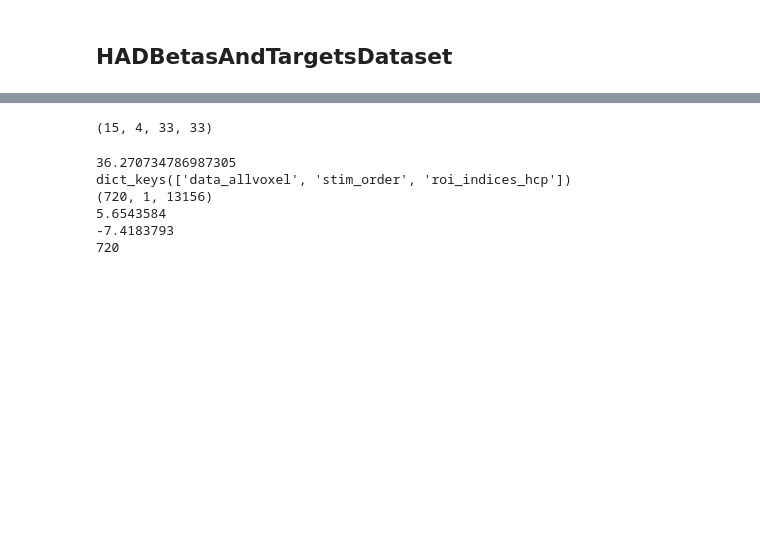
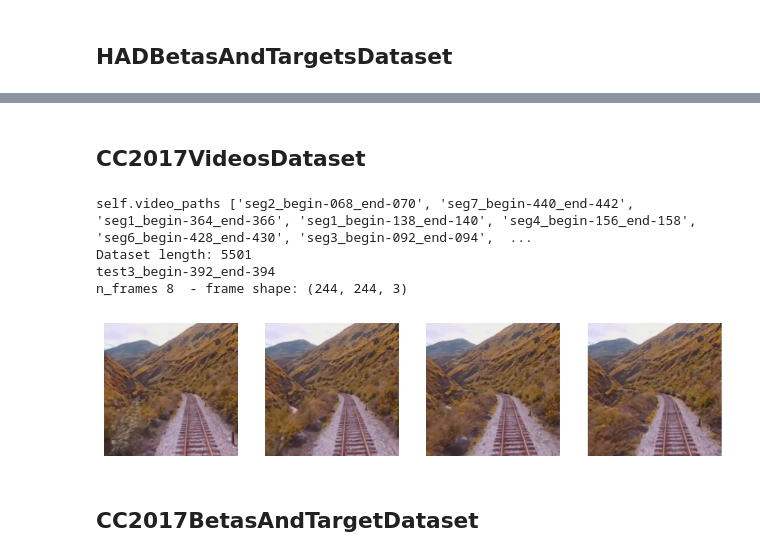
Before and after one commit to cfosco/brain2video, a Jupyter notebook: notebooks/test_datasets.ipynb, the cells around one changed output, grey strips where cells are left out. Saved outputs shown, nothing was run; the diff lists cells and outputs as text; code cells hidden in the pictures; blank space fills up the shorter version.

```diff
--- a/notebooks/test_datasets.ipynb
+++ b/notebooks/test_datasets.ipynb
@@ -155,29 +171,37 @@ ModuleNotFoundError: No module named 'dataset'
-# %%
-import numpy as np
-
-print(np.load('../data/target_vectors_bmd/z_zeroscope/0001.npy')
-        .shape)
-# %% [output]
-(15, 4, 33, 33)
-# %%
-filename_had = '../data/betas_cifti_had/sub02/prepared_allvoxel_pkl/Group41_betas-GLMsingle_type-typeb_z=1.pkl'
-
-with open(filename, 'rb') as f:
-    data = pkl.load(f)
-
-# size in megabytes of pkl
-import os
-print(os.path.getsize(filename_had)/(1024*1024))
-
-print(data.keys())
-print(data['data_allvoxel'].shape)
-print(data['data_allvoxel'].max())
-print(data['data_allvoxel'].min())
-print(len(data['stim_order']))
-# %% [output]
-36.270734786987305
-dict_keys(['data_allvoxel', 'stim_order', 'roi_indices_hcp'])
-(720, 1, 13156)
-5.6543584
--7.4183793
-720
+# %% [markdown]
+## CC2017VideosDataset
+# %%
+from dataset import CC2017VideoDataset
+from utils import plot_video
+
+path = '../data/stimuli_cc2017/'
+metadata_path = '../data/metadata_cc2017'
+
+cc_dataset = CC2017VideoDataset(
+                 path,
+                 metadata_path,
+                 subset='all',
+                 resolution=244,
+                 transform=None,
+                 normalize=False,
+                 return_filename=True,
+                 load_from_frames=False,
+                 skip_frames=None,
+                 n_frames_per_video=8,
+                )
+
+print('Dataset length:', len(cc_dataset))
+
+video, fn = cc_dataset[5500]
+print(fn)
+print('n_frames',len(video),' - frame shape:', video[0].shape)
+
+plot_video(video, frames_to_skip=2)
+# %% [output]
+self.video_paths ['seg2_begin-068_end-070', 'seg7_begin-440_end-442', 'seg1_begin-364_end-366', 'seg1_begin-138_end-140', 'seg4_begin-156_end-158', 'seg6_begin-428_end-430', 'seg3_begin-092_end-094',  ...
+Dataset length: 5501
+test3_begin-392_end-394
+n_frames 8  - frame shape: (244, 244, 3)
+[figure, added]
+# %% [markdown]
+## CC2017BetasAndTargetDataset
```
Also changed, not shown: parts of 9 cells of this notebook, 18 other files.
